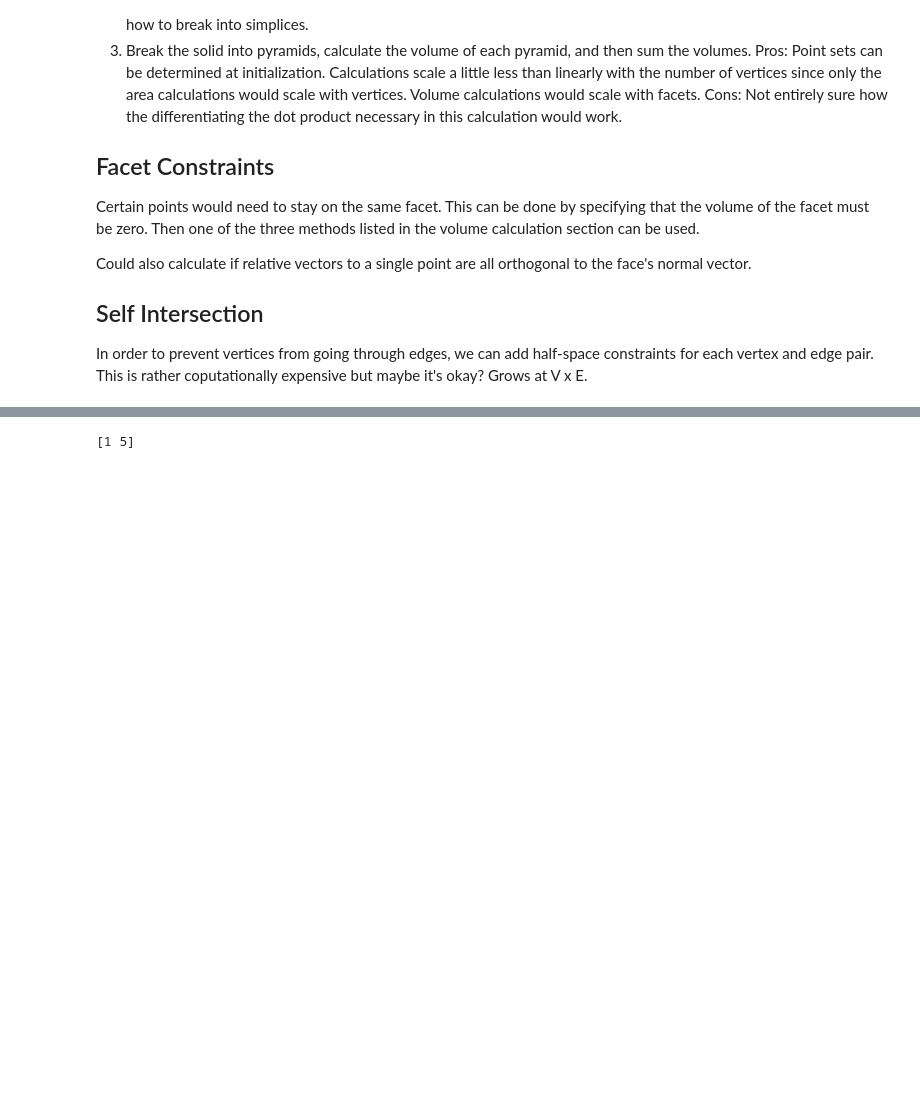
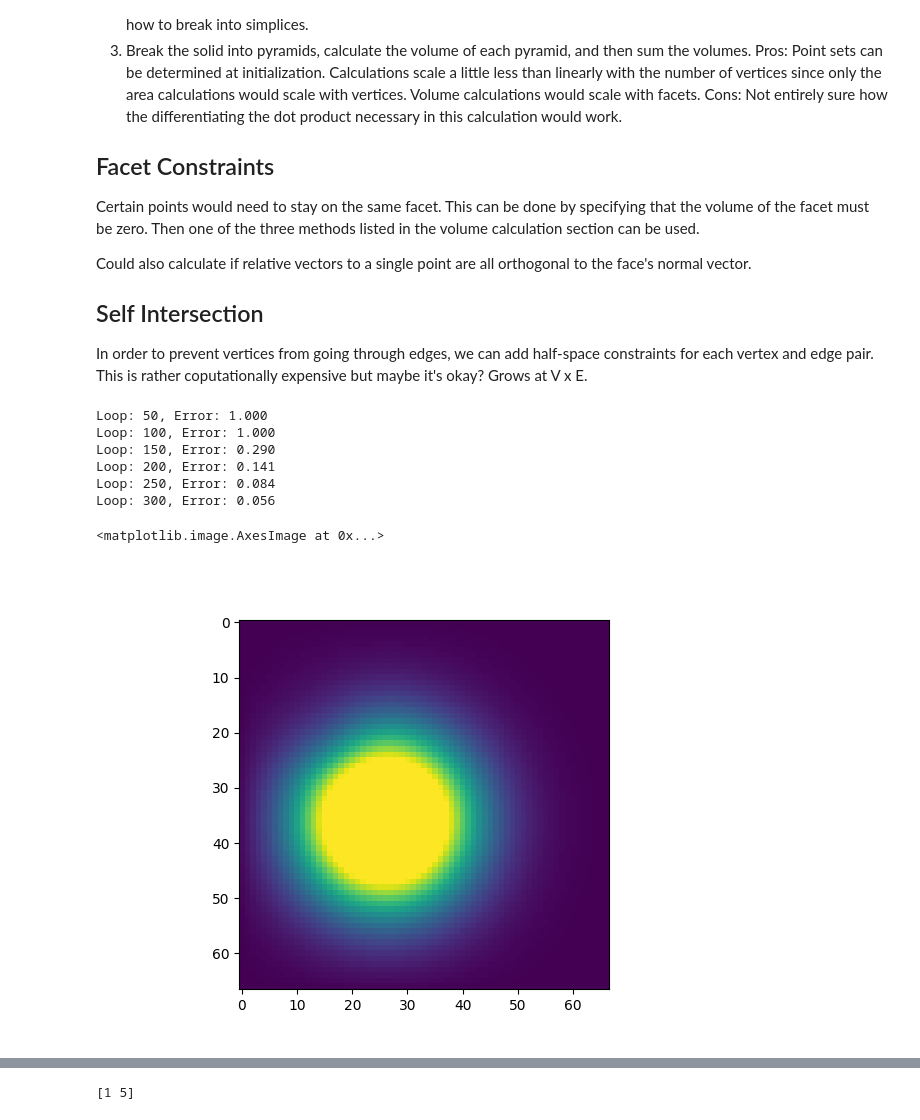
Before and after one commit to aechoi/muscular_hydrostat, a Jupyter notebook: src/isochoric.ipynb, the cells around one changed output, grey strips where cells are left out. Saved outputs shown, nothing was run; the diff lists cells and outputs as text; code cells hidden in the pictures; blank space fills up the shorter version.

```diff
--- a/src/isochoric.ipynb
+++ b/src/isochoric.ipynb
@@ -348,3 +336,39 @@ arm.add_obstacle(obst)
+# %%
+obst = obstacle.ConvexObstacle3D(
+    vertices = (polytopes.Cube.points + np.array([-2, 0, 2])),
+    edges = polytopes.Cube.edges,
+    faces = polytopes.Cube.faces
+)
+# arm.add_obstacle(obst)
+
+food_array = np.array([[-3,.5,z-3, 1]])
+env = environment.Environment3D([obst], food_array, dx=.2)
+arm.set_environment(env)
+
+# arm.add_odor(food_loc, covar)
+# %% [output]
+Loop: 50, Error: 1.000
+Loop: 100, Error: 1.000
+Loop: 150, Error: 0.290
+Loop: 200, Error: 0.141
+Loop: 250, Error: 0.084
+Loop: 300, Error: 0.056
+# %%
+import pickle
+
+# with open("saved_environment.pkl", "wb") as f:
+#     pickle.dump(env, f)
+with open("saved_environment.pkl", "rb") as f:
+    env = pickle.load(f)
+    arm.set_environment(env)
+# %%
+%matplotlib widget
+import matplotlib.pyplot as plt
+fig, ax = plt.subplots()
+ax.imshow(env.concentration[49,:,:], vmin=0, vmax=.00001)
+# %% [output]
+<matplotlib.image.AxesImage at 0x...>
+[figure, added]
 # %%
 import draw_nodes_3d
 importlib.reload(draw_nodes_3d)
```
Also changed, not shown: parts of 5 cells of this notebook, 4 other files.
